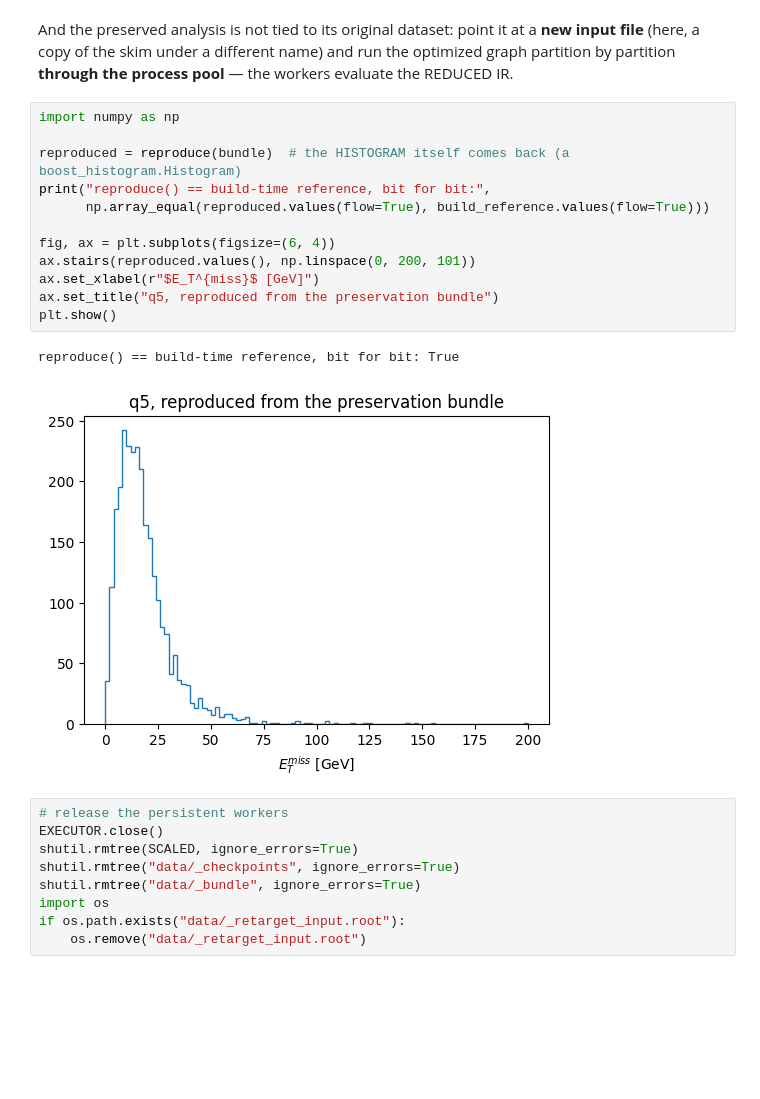
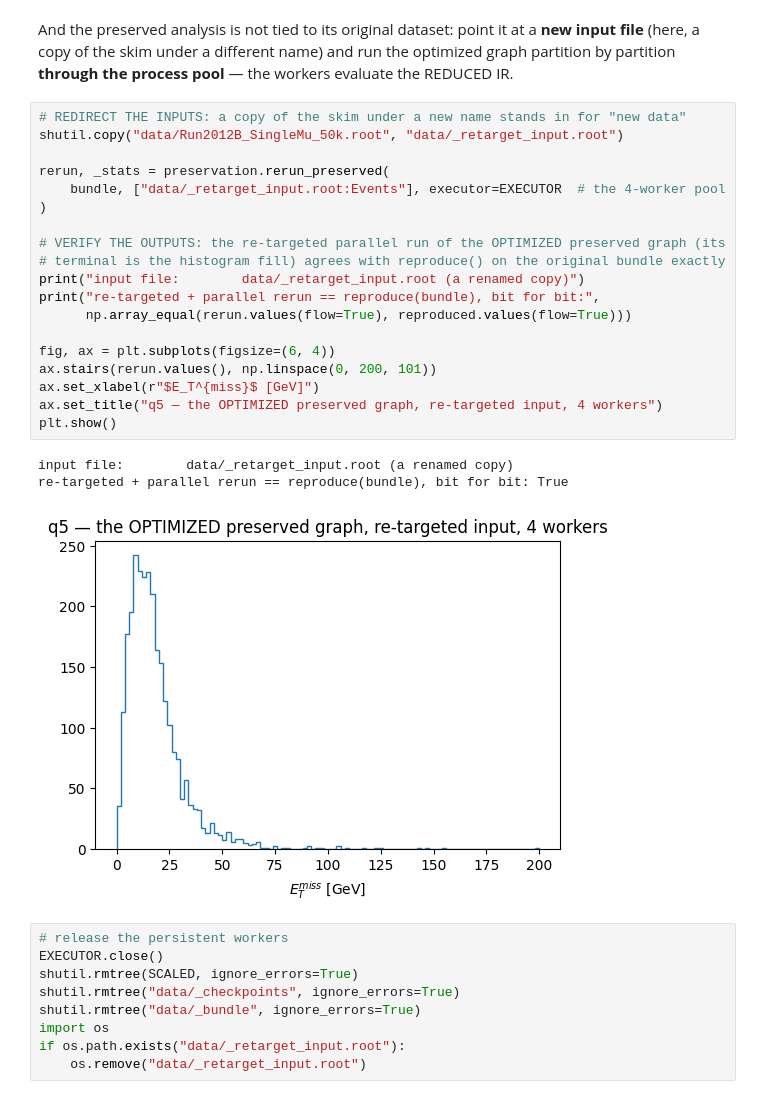
Before and after one commit to graphed-org/coffea-benchmarks-graphed-mvp, a Jupyter notebook: graphed-adl-benchmarks.ipynb, the cells around one changed output. Cells and saved outputs as stored; diff of their text form; blank space fills up the shorter version.

```diff
--- a/graphed-adl-benchmarks.ipynb
+++ b/graphed-adl-benchmarks.ipynb
@@ -456,20 +456,28 @@ And the preserved analysis is not tied to its original dataset: point it at a **
 input file** (here, a copy of the skim under a different name) and run the optimized graph
 partition by partition **through the process pool** — the workers evaluate the REDUCED IR.
 # %%
-import numpy as np
+# REDIRECT THE INPUTS: a copy of the skim under a new name stands in for "new data"
+shutil.copy("data/Run2012B_SingleMu_50k.root", "data/_retarget_input.root")
 
-reproduced = reproduce(bundle)  # the HISTOGRAM itself comes back (a boost_histogram.Histogram)
-print("reproduce() == build-time reference, bit for bit:",
-      np.array_equal(reproduced.values(flow=True), build_reference.values(flow=True)))
+rerun, _stats = preservation.rerun_preserved(
+    bundle, ["data/_retarget_input.root:Events"], executor=EXECUTOR  # the 4-worker pool
+)
+
+# VERIFY THE OUTPUTS: the re-targeted parallel run of the OPTIMIZED preserved graph (its
+# terminal is the histogram fill) agrees with reproduce() on the original bundle exactly
+print("input file:        data/_retarget_input.root (a renamed copy)")
+print("re-targeted + parallel rerun == reproduce(bundle), bit for bit:",
+      np.array_equal(rerun.values(flow=True), reproduced.values(flow=True)))
 
 fig, ax = plt.subplots(figsize=(6, 4))
-ax.stairs(reproduced.values(), np.linspace(0, 200, 101))
+ax.stairs(rerun.values(), np.linspace(0, 200, 101))
 ax.set_xlabel(r"$E_T^{miss}$ [GeV]")
-ax.set_title("q5, reproduced from the preservation bundle")
+ax.set_title("q5 — the OPTIMIZED preserved graph, re-targeted input, 4 workers")
 plt.show()
 # %% [output]
-reproduce() == build-time reference, bit for bit: True
+input file:        data/_retarget_input.root (a renamed copy)
+re-targeted + parallel rerun == reproduce(bundle), bit for bit: True
-[figure, old version]
+[figure, new version]
 # %%
 # release the persistent workers
 EXECUTOR.close()
```
Also changed, not shown: parts of 3 cells of this notebook, 1 other file.
